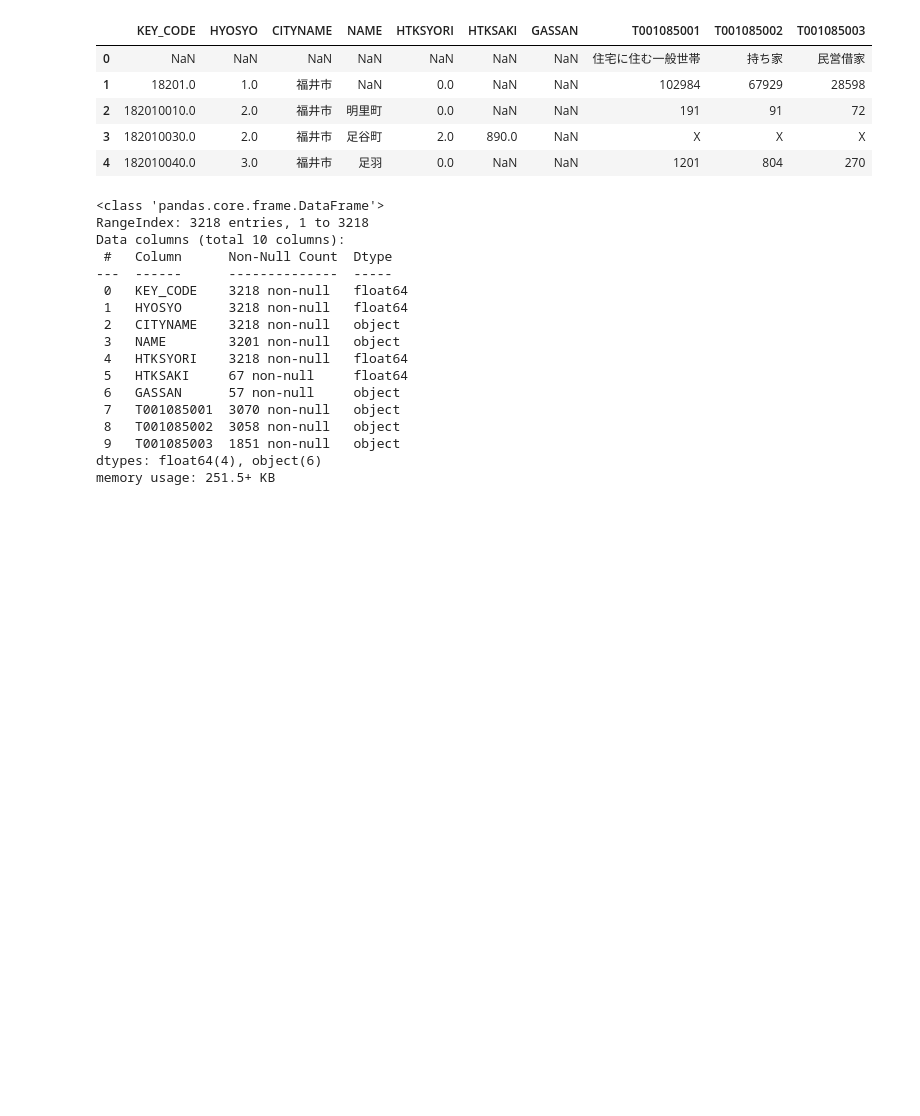
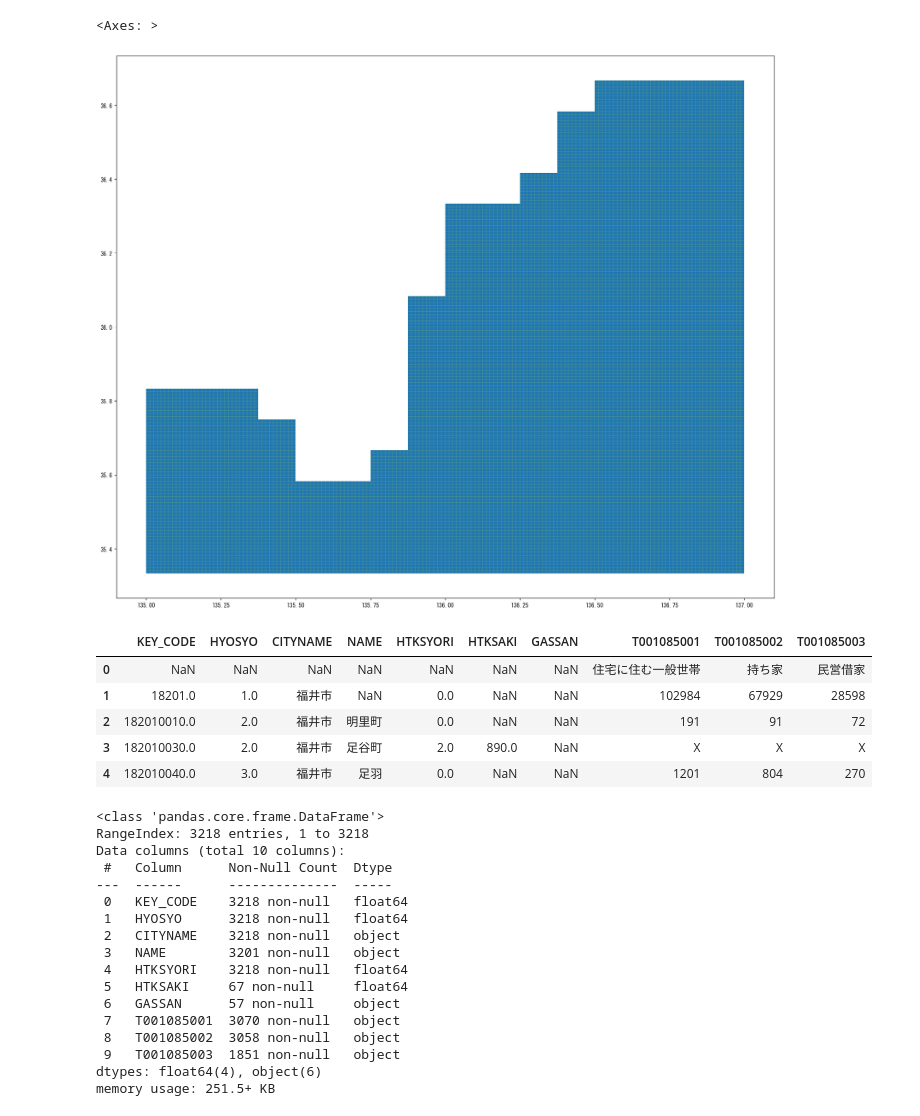
Before and after one commit to Arielaw7/GIS, a Jupyter notebook: presentation/presentation2.ipynb, the cells around one changed output. Saved outputs shown, nothing was run; the diff lists cells and outputs as text; code cells hidden in the pictures; blank space fills up the shorter version.

```diff
--- a/presentation/presentation2.ipynb
+++ b/presentation/presentation2.ipynb
@@ -14,6 +14,18 @@ import matplotlib as mpl
 
 # for PC
 mpl.rc('font',family='MS Gothic')
+# %%
+fukuimesh1 = gpd.read_file('data/SDDSWS5336.zip')
+fukuimesh2 = gpd.read_file('data/SDDSWS5335.zip')
+fukuimesh3 = gpd.read_file('data/SDDSWS5435.zip')
+fukuimesh4 = gpd.read_file('data/SDDSWS5436.zip')
+# %%
+fukuimesh = gpd.pd.concat([fukuimesh1,fukuimesh2,fukuimesh3,fukuimesh4])
+# %%
+fukuimesh.plot(figsize=(20,20),edgecolor='yellow',linewidth=0.1)
+# %% [output]
+<Axes: >
+[figure, added]
 # %%
 fukuidata5 = pd.read_csv('data/tblT001085C18.zip', encoding='cp932')
 # %%
```
Also changed, not shown: parts of 4 cells of this notebook.
